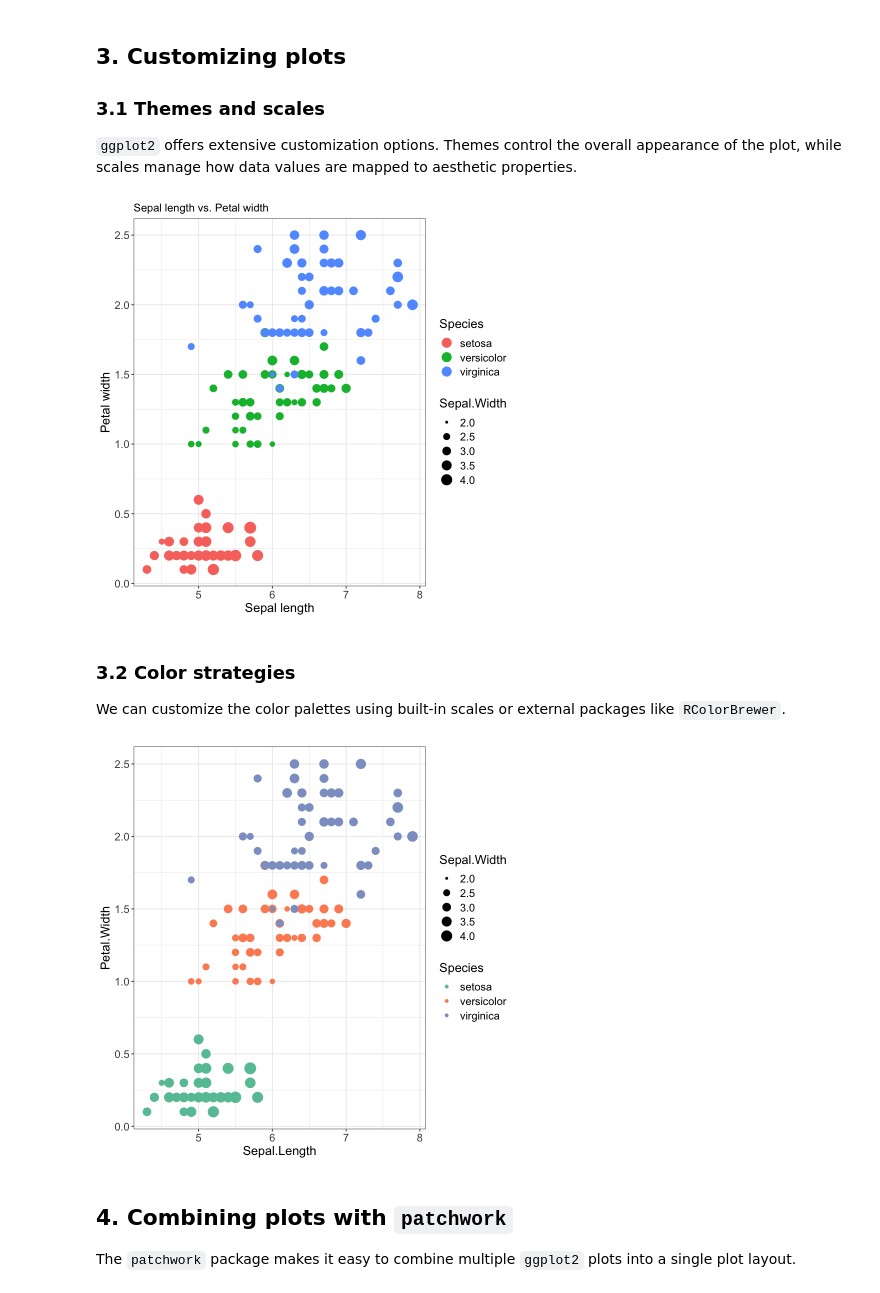
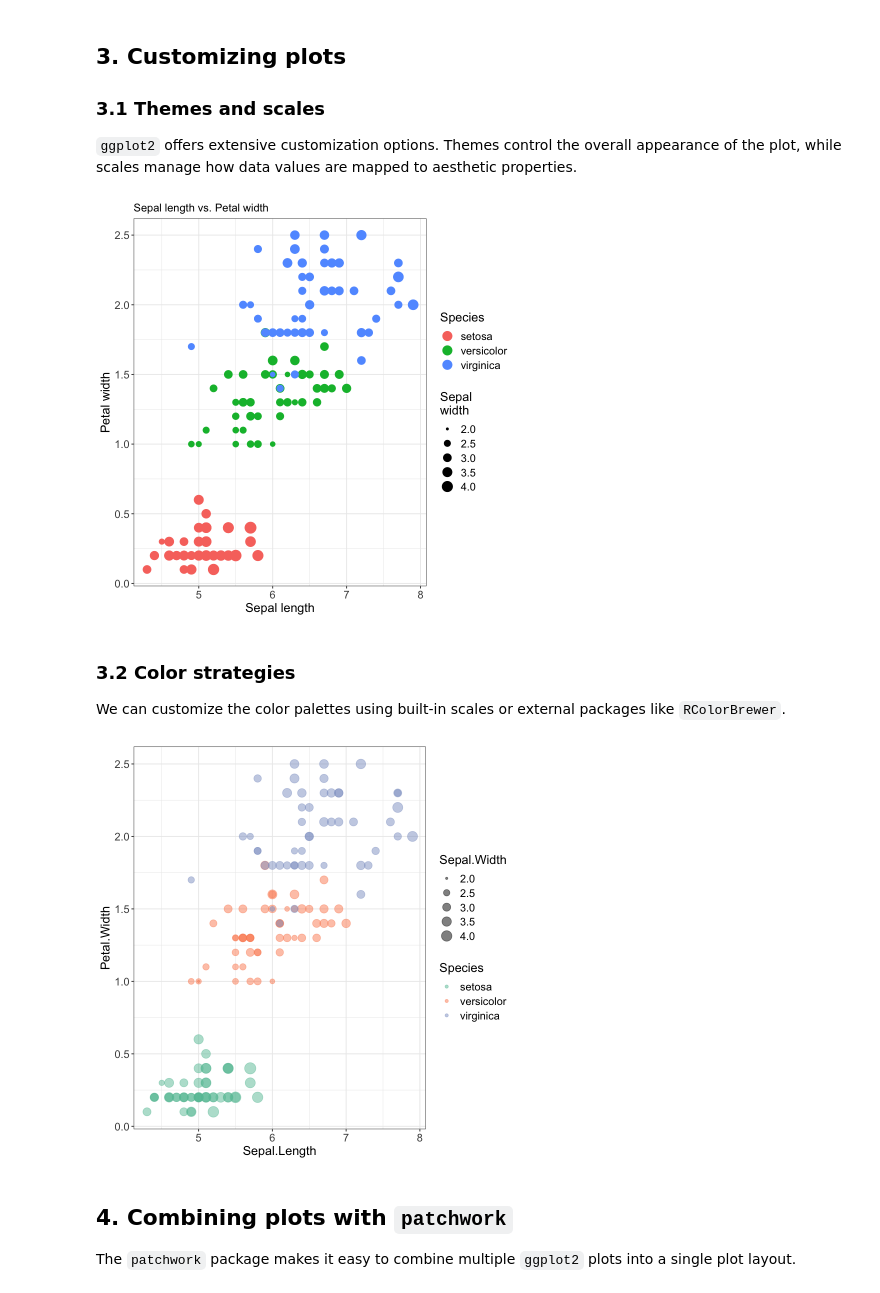
Before and after one commit to gwaybio/CPBS7601, a Jupyter notebook: lectures/6.data_visualization/ggplot2_tutorial.ipynb, the cells around one changed output. Saved outputs shown, nothing was run; the diff lists cells and outputs as text; code cells hidden in the pictures.

```diff
--- a/lectures/6.data_visualization/ggplot2_tutorial.ipynb
+++ b/lectures/6.data_visualization/ggplot2_tutorial.ipynb
@@ -256,11 +271,15 @@ box_plot_example
     x = "Sepal length",
     y = "Petal width"
     )
+  + scale_size_continuous(name = "Sepal\nwidth")
   + custom_ggplot_theme
   + guides(color = guide_legend(override.aes = list(size = 5), order = 1))
 )
+
+output_plot_filename <- file.path("example_figures", "customized_scatterplot_example.png")
+ggsave(output_plot_filename, width = 6, height = 4)
 # %% [output]
-[figure, old version]
+[figure, new version]
 # %% [markdown]
 ### 3.2 Color strategies
 
@@ -268,23 +287,26 @@ We can customize the color palettes using built-in scales or external packages l
 # %%
 # Custom color scale
 custom_color_gg <- (
   ggplot(
     data = iris,
     aes(
       x = Sepal.Length,
       y = Petal.Width,
       color = Species,
       size = Sepal.Width
       )
     )
-  + geom_point()
+  + geom_point(alpha = 0.5)
   + scale_color_brewer(palette = "Set2")
   + custom_ggplot_theme
 )
 
+output_plot_filename <- file.path("example_figures", "customized_color_scatterplot_example.png")
+ggsave(output_plot_filename, width = 6, height = 4)
+
 custom_color_gg
 # %% [output]
-[figure, old version]
+[figure, new version]
 # %% [markdown]
 ## 4. Combining plots with `patchwork`
 
```
Also changed, not shown: parts of 11 cells of this notebook, 6 other files.
